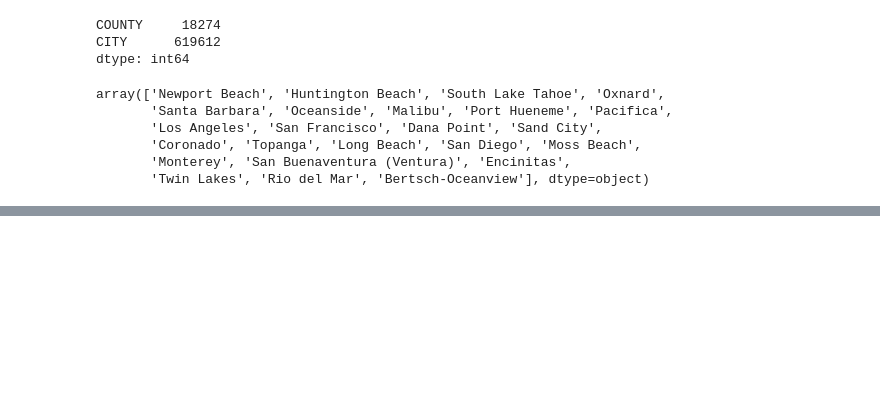
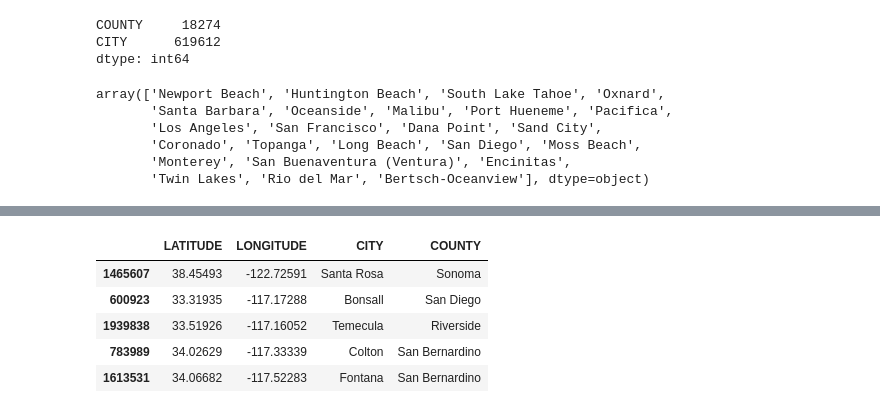
Before and after one commit to smendez9/CA-SWITRS-PCF-Analysis-Tool, a Jupyter notebook: Feature Engineering.ipynb, the cells around one changed output, grey strips where cells are left out. Saved outputs shown, nothing was run; the diff lists cells and outputs as text; code cells hidden in the pictures; blank space fills up the shorter version.

````diff
--- a/Feature Engineering.ipynb
+++ b/Feature Engineering.ipynb
@@ -7,9 +7,7 @@ import numpy as np
 import geopandas as gpd
 from shapely.geometry import Point
 # %%
-clean_collisions = pd.read_csv('clean_collisions.csv',low_memory=False)
+clean_collisions = pd.read_parquet('clean_collisions.parquet')
-# %%
-clean_collisions = clean_collisions.drop('Unnamed: 0', axis = 1)
 # %% [markdown]
 This was the original line of code that set the stage for all the changes that came later in this notebook. It has been made into a comment because the shapefiles used have since been deleted.
 ```
@@ -269,0 +258,11 @@ clean_collisions.loc[indices_series].sample(5)
+# %%
+# create variable to check accuaracy of imputed city and county
+pred_city_county = clean_collisions.loc[indices_series].sample(5)
+pred_city_county[['LATITUDE','LONGITUDE','CITY','COUNTY']]
+# %% [output]
+|  | LATITUDE | LONGITUDE | CITY | COUNTY |
+| 1465607 | 38.45493 | -122.72591 | Santa Rosa | Sonoma |
+| 600923 | 33.31935 | -117.17288 | Bonsall | San Diego |
+| 1939838 | 33.51926 | -117.16052 | Temecula | Riverside |
+| 783989 | 34.02629 | -117.33339 | Colton | San Bernardino |
+| 1613531 | 34.06682 | -117.52283 | Fontana | San Bernardino |
````
Also changed, not shown: parts of 18 cells of this notebook, 1 other file.
